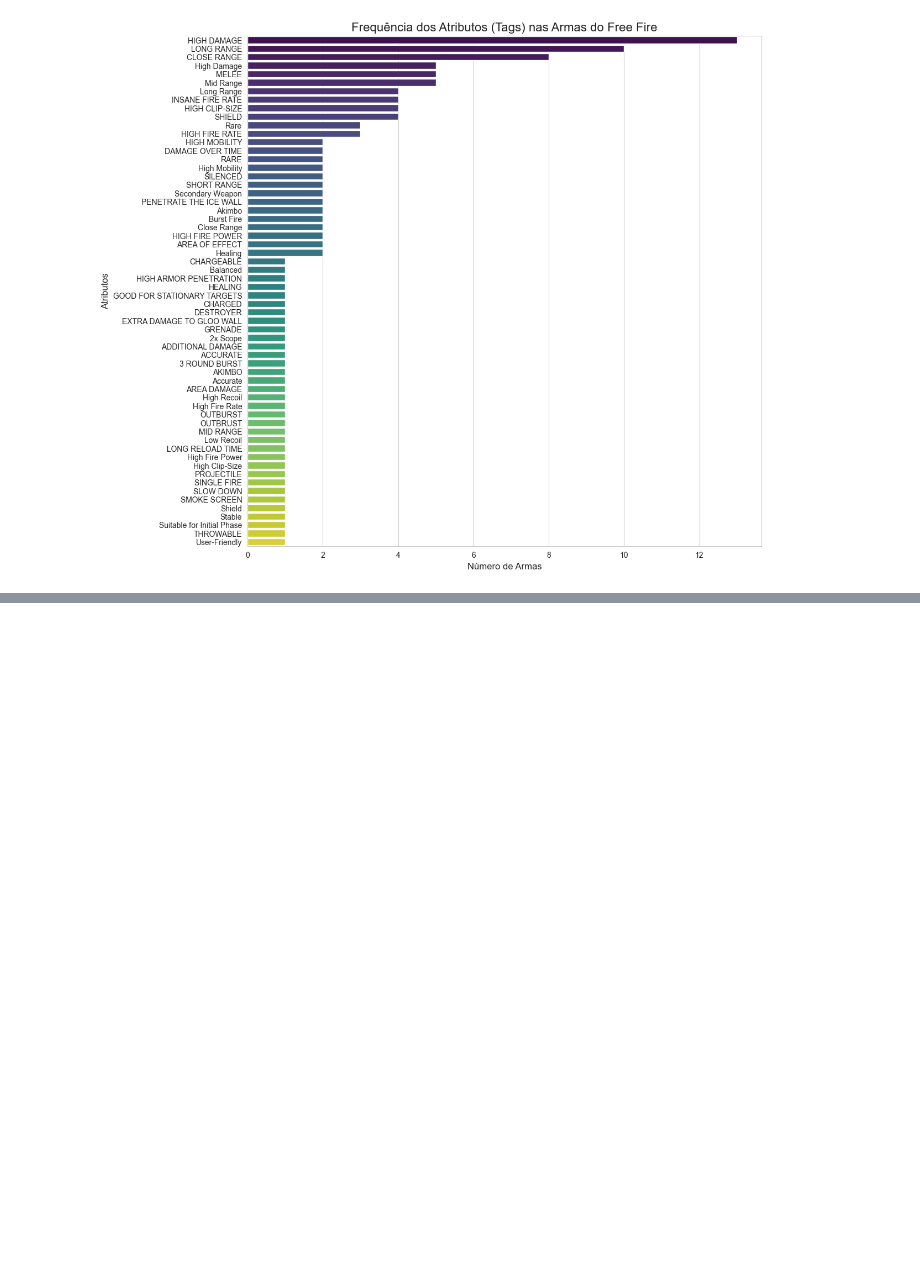
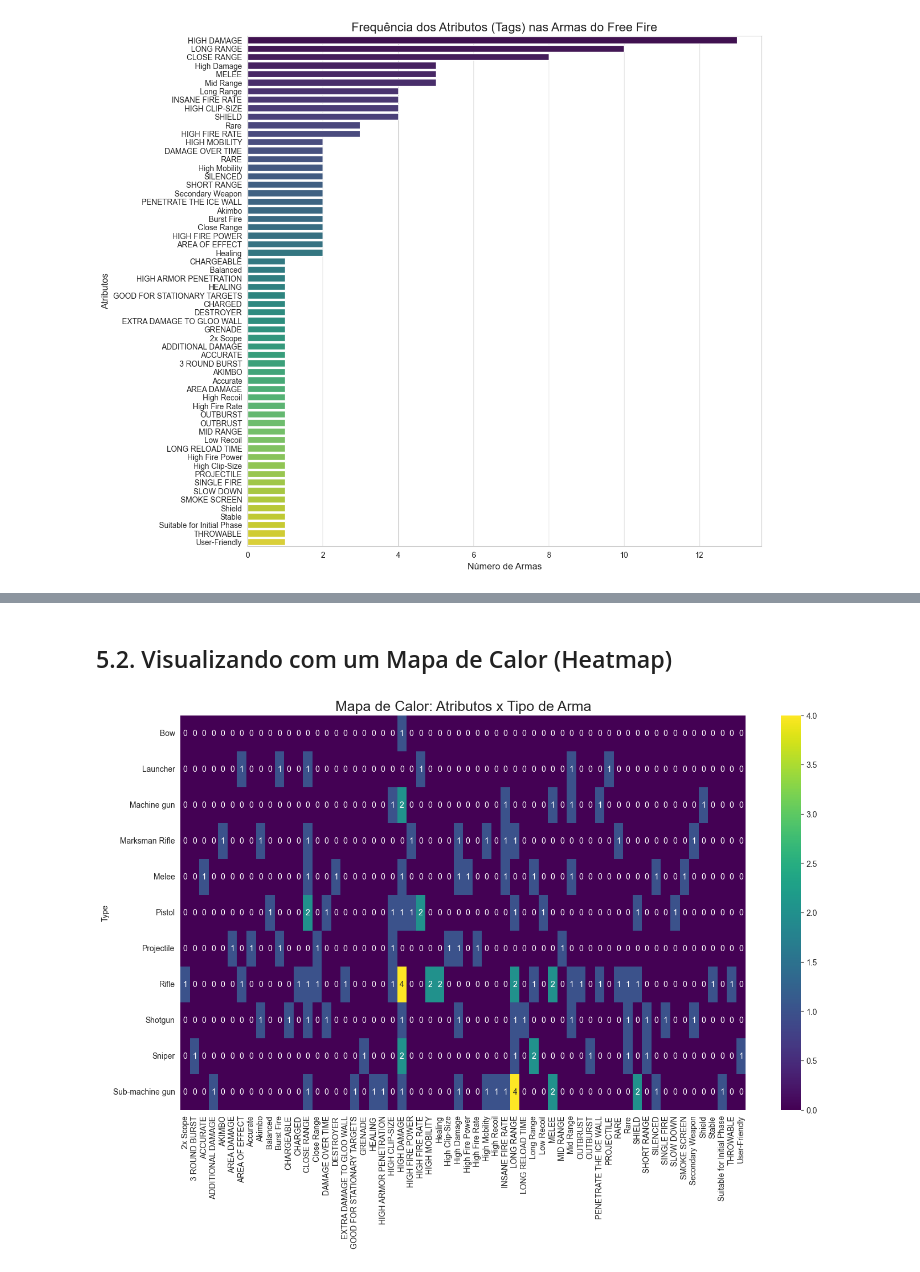
Before and after one commit to MarcosOliveira16/analise-armas-freefire, a Jupyter notebook: analise.ipynb, the cells around one changed output, grey strips where cells are left out. Cells and saved outputs as stored; diff of their text form; code cells hidden in the pictures; blank space fills up the shorter version.

Commit message:
Analysis: Agrupa atributos por tipo de arma e cria heatmap

```diff
--- a/analise.ipynb
+++ b/analise.ipynb
@@ -169,0 +174,12 @@ Passing `palette` without assigning `hue` is deprecated and will be removed in v
+# %%
+# --- ANÁLISE DE ATRIBUTOS POR TIPO ---
+
+# Objetivo: Entender quais atributos são característicos de cada tipo de arma.
+
+# 1. Agrupar o dataframe por 'Type' e somar os valores das colunas de tags.
+# Isso nos dará uma tabela com a contagem de cada atributo para cada tipo de arma.
+analise_por_tipo = df.groupby('Type')[tags_encoded.columns].sum()
+
+# 2. Exibir a tabela resultante.
+print("Contagem de atributos por tipo de arma:")
+print(analise_por_tipo)
@@ -169,0 +204,22 @@ Passing `palette` without assigning `hue` is deprecated and will be removed in v
+# %% [markdown]
+## 5.2. Visualizando com um Mapa de Calor (Heatmap)
+# %%
+# 3. Criar um heatmap para visualizar a relação entre Tipo e Atributo.
+# Um heatmap usa cores para representar valores, facilitando a identificação de padrões.
+
+plt.figure(figsize=(16, 9)) # Aumentamos o tamanho para melhor legibilidade
+ax = sns.heatmap(
+    analise_por_tipo,
+    annot=True, # 'annot=True' escreve os números dentro de cada célula
+    cmap='viridis', # 'cmap' define a paleta de cores
+    fmt='g' # 'fmt="g"' remove a notação científica e mostra números inteiros
+)
+
+# Adiciona título para clareza
+ax.set_title('Mapa de Calor: Atributos x Tipo de Arma', fontsize=18)
+ax.set_yticklabels(ax.get_yticklabels(), rotation=0) # Garante que os rótulos do eixo Y fiquem na horizontal
+
+# Mostra o gráfico
+plt.show()
+# %% [output]
+[figure, added]
```
Also changed, not shown: parts of 3 cells of this notebook.
